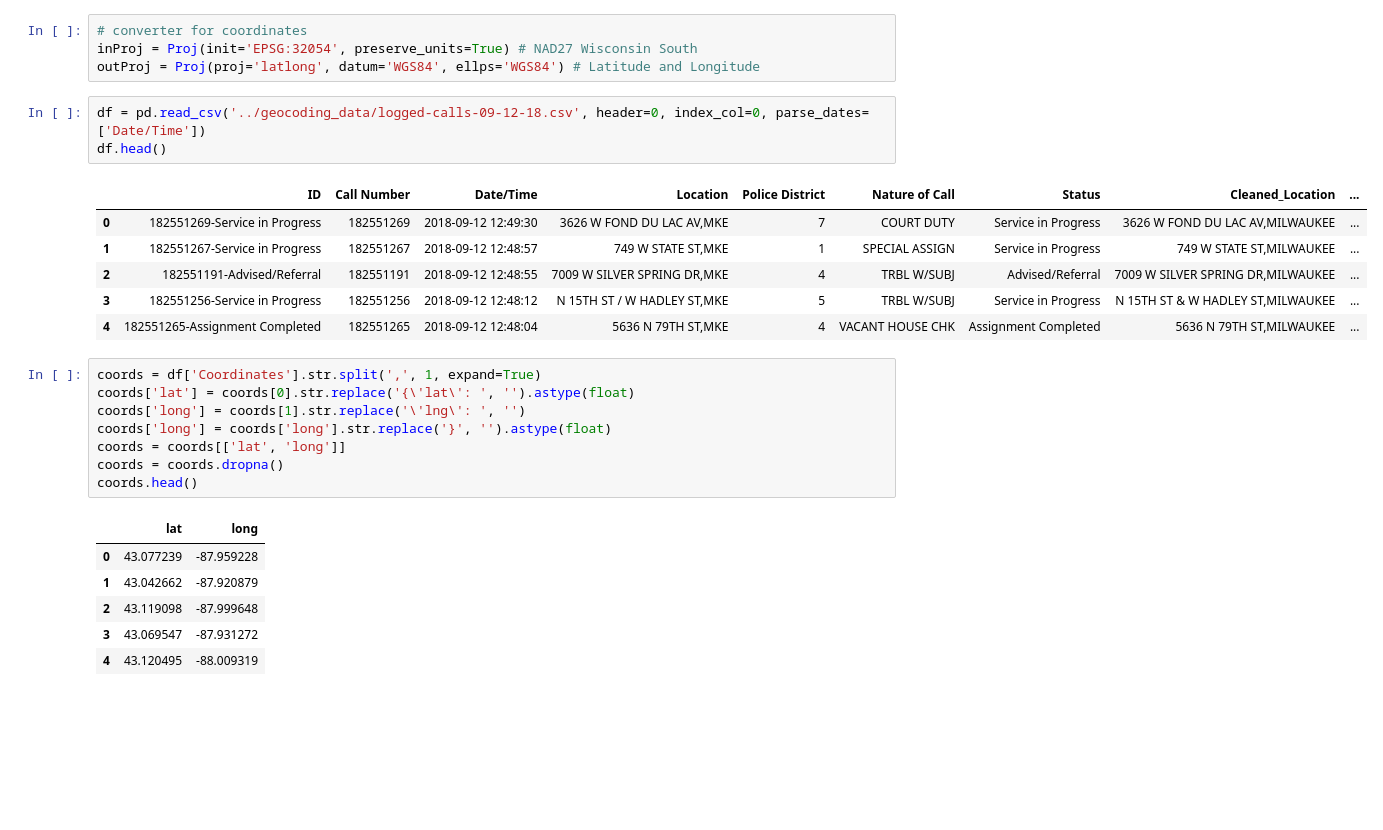
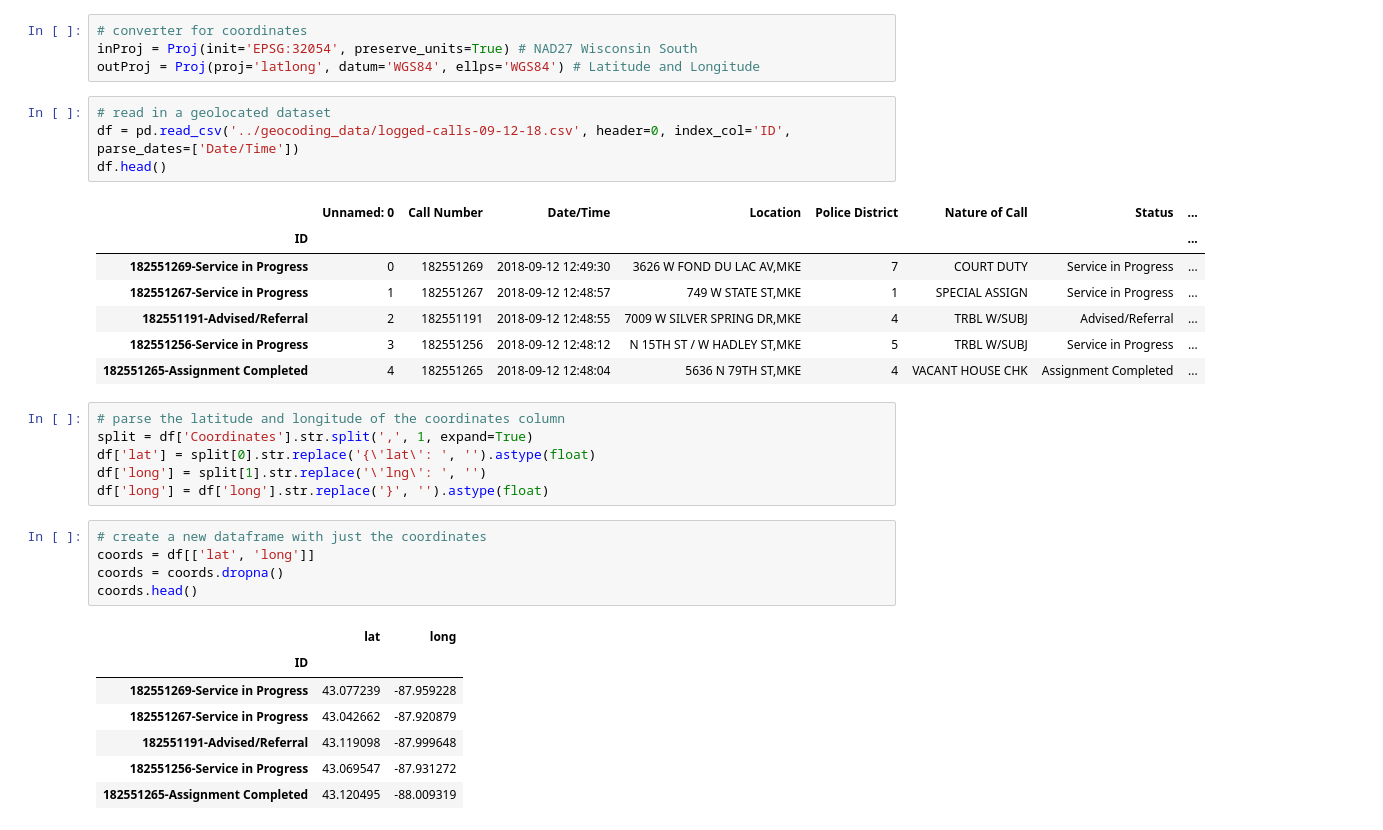
Before and after one commit to uofthcdslab/seniordesign1819, a Jupyter notebook: mapping/mke-dists.ipynb, the cells around one changed output. Drawn from its saved outputs; the diff is of its cells as text; blank space fills up the shorter version.

```diff
--- a/mapping/mke-dists.ipynb
+++ b/mapping/mke-dists.ipynb
@@ -26,28 +26,34 @@ city = shapefile.Reader('corp/citylimit')
 inProj = Proj(init='EPSG:32054', preserve_units=True) # NAD27 Wisconsin South
 outProj = Proj(proj='latlong', datum='WGS84', ellps='WGS84') # Latitude and Longitude
 # %%
-df = pd.read_csv('../geocoding_data/logged-calls-09-12-18.csv', header=0, index_col=0, parse_dates=['Date/Time'])
+# read in a geolocated dataset
+df = pd.read_csv('../geocoding_data/logged-calls-09-12-18.csv', header=0, index_col='ID', parse_dates=['Date/Time'])
 df.head()
 # %% [output]
-|  | ID | Call Number | Date/Time | Location | Police District | Nature of Call | Status | Cleaned_Location | ... |
-| 0 | 182551269-Service in Progress | 182551269 | 2018-09-12 12:49:30 | 3626 W FOND DU LAC AV,MKE | 7 | COURT DUTY | Service in Progress | 3626 W FOND DU LAC AV,MILWAUKEE | ... |
-| 1 | 182551267-Service in Progress | 182551267 | 2018-09-12 12:48:57 | 749 W STATE ST,MKE | 1 | SPECIAL ASSIGN | Service in Progress | 749 W STATE ST,MILWAUKEE | ... |
-| 2 | 182551191-Advised/Referral | 182551191 | 2018-09-12 12:48:55 | 7009 W SILVER SPRING DR,MKE | 4 | TRBL W/SUBJ | Advised/Referral | 7009 W SILVER SPRING DR,MILWAUKEE | ... |
-| 3 | 182551256-Service in Progress | 182551256 | 2018-09-12 12:48:12 | N 15TH ST / W HADLEY ST,MKE | 5 | TRBL W/SUBJ | Service in Progress | N 15TH ST & W HADLEY ST,MILWAUKEE | ... |
-| 4 | 182551265-Assignment Completed | 182551265 | 2018-09-12 12:48:04 | 5636 N 79TH ST,MKE | 4 | VACANT HOUSE CHK | Assignment Completed | 5636 N 79TH ST,MILWAUKEE | ... |
+|  | Unnamed: 0 | Call Number | Date/Time | Location | Police District | Nature of Call | Status | ... |
+| ID |  |  |  |  |  |  |  | ... |
+| 182551269-Service in Progress | 0 | 182551269 | 2018-09-12 12:49:30 | 3626 W FOND DU LAC AV,MKE | 7 | COURT DUTY | Service in Progress | ... |
+| 182551267-Service in Progress | 1 | 182551267 | 2018-09-12 12:48:57 | 749 W STATE ST,MKE | 1 | SPECIAL ASSIGN | Service in Progress | ... |
+| 182551191-Advised/Referral | 2 | 182551191 | 2018-09-12 12:48:55 | 7009 W SILVER SPRING DR,MKE | 4 | TRBL W/SUBJ | Advised/Referral | ... |
+| 182551256-Service in Progress | 3 | 182551256 | 2018-09-12 12:48:12 | N 15TH ST / W HADLEY ST,MKE | 5 | TRBL W/SUBJ | Service in Progress | ... |
+| 182551265-Assignment Completed | 4 | 182551265 | 2018-09-12 12:48:04 | 5636 N 79TH ST,MKE | 4 | VACANT HOUSE CHK | Assignment Completed | ... |
 # %%
-coords = df['Coordinates'].str.split(',', 1, expand=True)
-coords['lat'] = coords[0].str.replace('{\'lat\': ', '').astype(float)
-coords['long'] = coords[1].str.replace('\'lng\': ', '')
-coords['long'] = coords['long'].str.replace('}', '').astype(float)
-coords = coords[['lat', 'long']]
-coords = coords.dropna()
-coords.head()
+# parse the latitude and longitude of the coordinates column
+split = df['Coordinates'].str.split(',', 1, expand=True)
+df['lat'] = split[0].str.replace('{\'lat\': ', '').astype(float)
+df['long'] = split[1].str.replace('\'lng\': ', '')
+df['long'] = df['long'].str.replace('}', '').astype(float)
-# %% [output]
-|  | lat | long |
-| 0 | 43.077239 | -87.959228 |
-| 1 | 43.042662 | -87.920879 |
-| 2 | 43.119098 | -87.999648 |
-| 3 | 43.069547 | -87.931272 |
-| 4 | 43.120495 | -88.009319 |
+# %%
+# create a new dataframe with just the coordinates
+coords = df[['lat', 'long']]
+coords = coords.dropna()
+coords.head()
+# %% [output]
+|  | lat | long |
+| ID |  |  |
+| 182551269-Service in Progress | 43.077239 | -87.959228 |
+| 182551267-Service in Progress | 43.042662 | -87.920879 |
+| 182551191-Advised/Referral | 43.119098 | -87.999648 |
+| 182551256-Service in Progress | 43.069547 | -87.931272 |
+| 182551265-Assignment Completed | 43.120495 | -88.009319 |
 # %%
```
Also changed, not shown: parts of 6 cells of this notebook.
